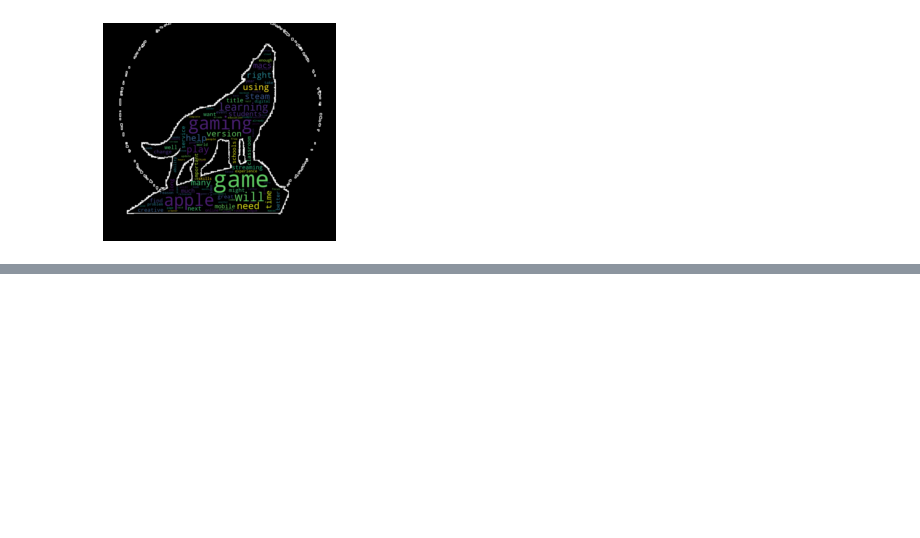
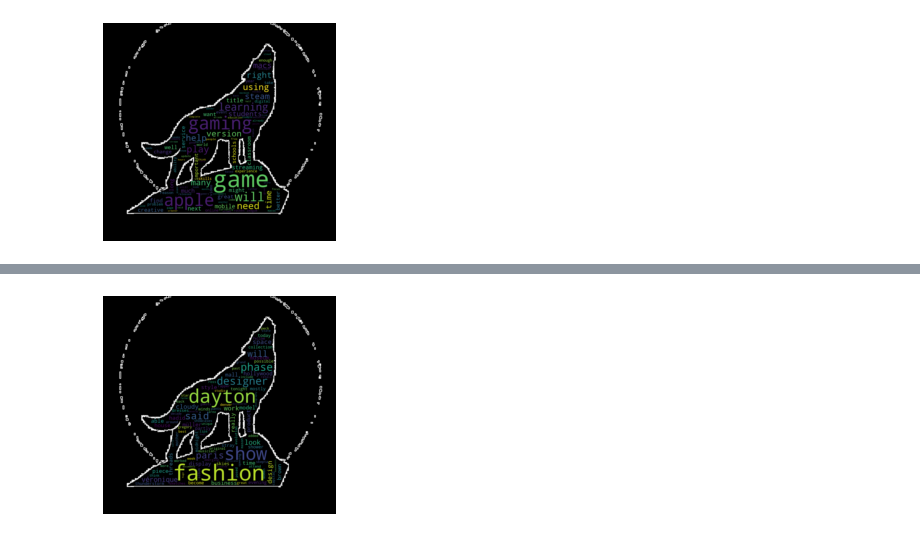
Before and after one commit to LAHacks21/WordCloud, a Jupyter notebook: NewsCloud.ipynb, the cells around one changed output, grey strips where cells are left out. Cells and saved outputs as stored; diff of their text form; code cells hidden in the pictures; blank space fills up the shorter version.

```diff
--- a/NewsCloud.ipynb
+++ b/NewsCloud.ipynb
@@ -237,3 +237,9 @@ http://news.google.com/./articles/CAIiELIok4t7TSbNP8leMk1CdNcqEwgEKgwIACoFCAow4G
 ['https://gamerant.com/pc-gaming-classic-games-preservation/', 'https://www.tomsguide.com/news/gaming-on-macs-is-still-a-wasteland-heres-how-apple-should-evolve', 'https://www.autoblog.com/2021/03/27/ ...
 Couldn't Read File
 [figure]
+# %%
+links = googleLinks("Fashion")
+print(links)
+getWordForCategory('Fashion', links)
+makeCloud("Fashion")
+# %% [output]
@@ -239,0 +253 @@ Couldn't Read File
+[figure, added]
```
Also changed, not shown: parts of 2 cells of this notebook, 5 other files.
